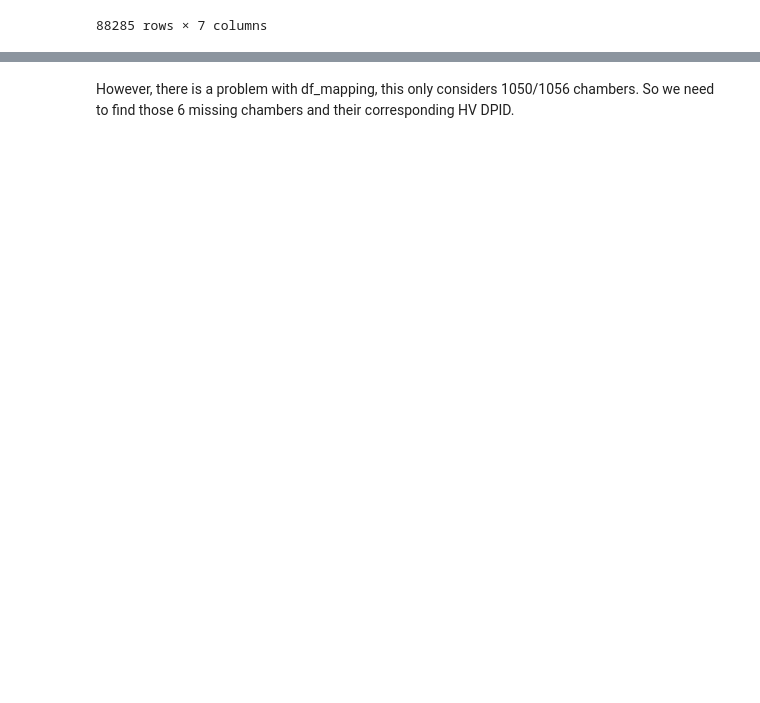
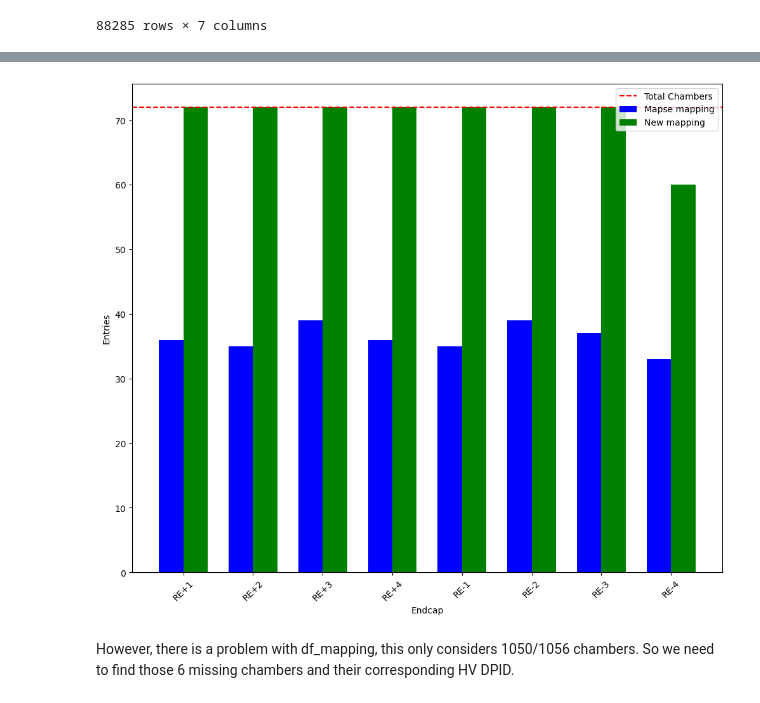
Before and after one commit to LazaroR-u/Thesis_Data_Analysis_CMS_CERN, a Jupyter notebook: 1_Comparison_Map_Functions_RPCs_CERN.ipynb, the cells around one changed output, grey strips where cells are left out. Drawn from its saved outputs; the diff is of its cells as text; code cells hidden in the pictures; blank space fills up the shorter version.

```diff
--- a/1_Comparison_Map_Functions_RPCs_CERN.ipynb
+++ b/1_Comparison_Map_Functions_RPCs_CERN.ipynb
@@ -341,2 +389,52 @@ df_data_map2
+# %%
+n1_RE_plus_1 = len(df_data_map1[np.where(df_data_map1['Chamber_name'].str.find("RE+1") == 0, True, False) == True]["Chamber_name"].unique())
+n1_RE_plus_2 = len(df_data_map1[np.where(df_data_map1['Chamber_name'].str.find("RE+2") == 0, True, False) == True]["Chamber_name"].unique())
+n1_RE_plus_3 = len(df_data_map1[np.where(df_data_map1['Chamber_name'].str.find("RE+3") == 0, True, False) == True]["Chamber_name"].unique())
+n1_RE_plus_4 = len(df_data_map1[np.where(df_data_map1['Chamber_name'].str.find("RE+4") == 0, True, False) == True]["Chamber_name"].unique())
+n1_RE_minus_1 = len(df_data_map1[np.where(df_data_map1['Chamber_name'].str.find("RE-1") == 0, True, False) == True]["Chamber_name"].unique())
+n1_RE_minus_2 = len(df_data_map1[np.where(df_data_map1['Chamber_name'].str.find("RE-2") == 0, True, False) == True]["Chamber_name"].unique())
+n1_RE_minus_3 = len(df_data_map1[np.where(df_data_map1['Chamber_name'].str.find("RE-3") == 0, True, False) == True]["Chamber_name"].unique())
+n1_RE_minus_4 = len(df_data_map1[np.where(df_data_map1['Chamber_name'].str.find("RE-4") == 0, True, False) == True]["Chamber_name"].unique())
+
+
+group1 = { "RE+1" : n1_RE_plus_1, "RE+2":n1_RE_plus_2, "RE+3":n1_RE_plus_3, "RE+4":n1_RE_plus_4,
+         "RE-1" : n1_RE_minus_1, "RE-2":n1_RE_minus_2, "RE-3":n1_RE_minus_3, "RE-4":n1_RE_minus_4}
+
+n_RE_plus_1 = len(df_data_map2[np.where(df_data_map2['Chamber_name'].str.find("RE+1") == 0, True, False) == True]["Chamber_name"].unique())
+n_RE_plus_2 = len(df_data_map2[np.where(df_data_map2['Chamber_name'].str.find("RE+2") == 0, True, False) == True]["Chamber_name"].unique())
+n_RE_plus_3 = len(df_data_map2[np.where(df_data_map2['Chamber_name'].str.find("RE+3") == 0, True, False) == True]["Chamber_name"].unique())
+n_RE_plus_4 = len(df_data_map2[np.where(df_data_map2['Chamber_name'].str.find("RE+4") == 0, True, False) == True]["Chamber_name"].unique())
+n_RE_minus_1 = len(df_data_map2[np.where(df_data_map2['Chamber_name'].str.find("RE-1") == 0, True, False) == True]["Chamber_name"].unique())
+n_RE_minus_2 = len(df_data_map2[np.where(df_data_map2['Chamber_name'].str.find("RE-2") == 0, True, False) == True]["Chamber_name"].unique())
+n_RE_minus_3 = len(df_data_map2[np.where(df_data_map2['Chamber_name'].str.find("RE-3") == 0, True, False) == True]["Chamber_name"].unique())
+n_RE_minus_4 = len(df_data_map2[np.where(df_data_map2['Chamber_name'].str.find("RE-4") == 0, True, False) == True]["Chamber_name"].unique())-6
+
+
+group2 = { "RE+1" : n_RE_plus_1, "RE+2":n_RE_plus_2, "RE+3":n_RE_plus_3, "RE+4":n_RE_plus_4,
+         "RE-1" : n_RE_minus_1, "RE-2":n_RE_minus_2, "RE-3":n_RE_minus_3, "RE-4":n_RE_minus_4}
+
+plt.figure(figsize=(12,10))
+
+labels = list(group1.keys())
+x = np.arange(len(labels))
+
+values1 = list(group1.values())
+values2 = list(group2.values())
+
+bar_width = 0.35
+
+plt.bar(x - bar_width/2, values1, bar_width, label='Mapse mapping', color='b', align='center')
+plt.bar(x + bar_width/2, values2, bar_width, label='New mapping', color='g', align='center')
+
+plt.axhline(72, c="r", label="Total Chambers", ls ="--")
+
+plt.xlabel('Endcap')
+plt.ylabel('Entries')
+plt.xticks(x, labels, rotation=45)
+plt.legend()
+
+plt.show()
+# %% [output]
+[figure, added]
 # %% [markdown]
 However, there is a problem with df_mapping, this only considers 1050/1056 chambers. So we need to find those 6 missing chambers and their corresponding HV DPID.
```
Also changed, not shown: parts of 1 cell of this notebook.
